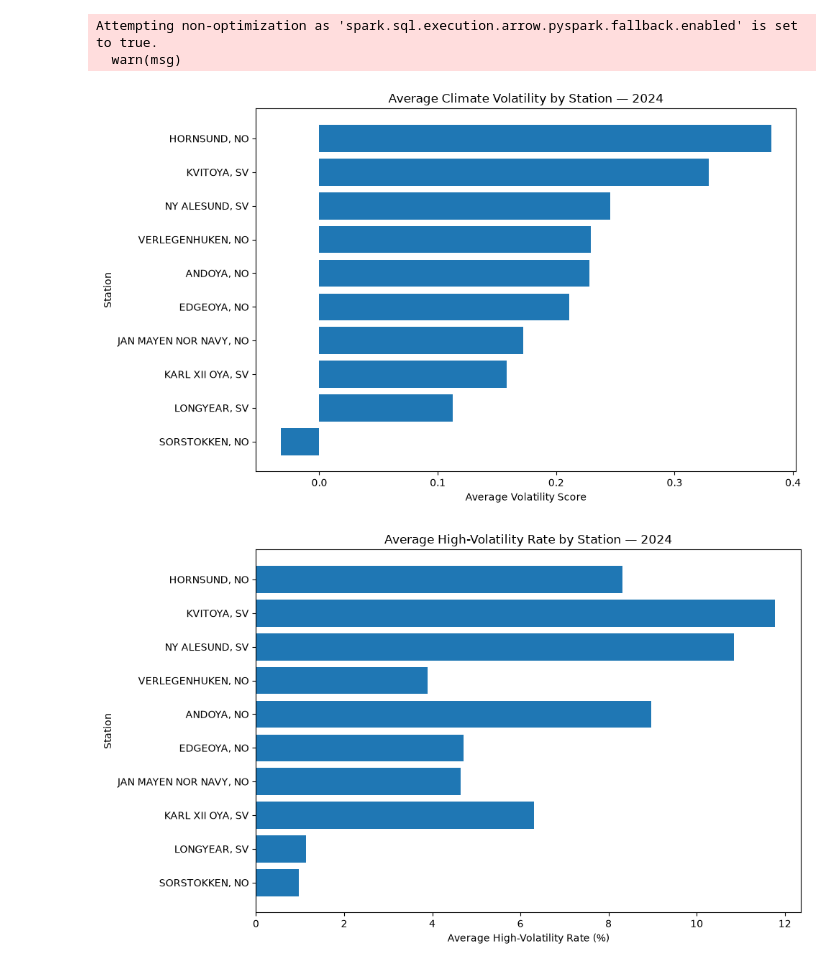
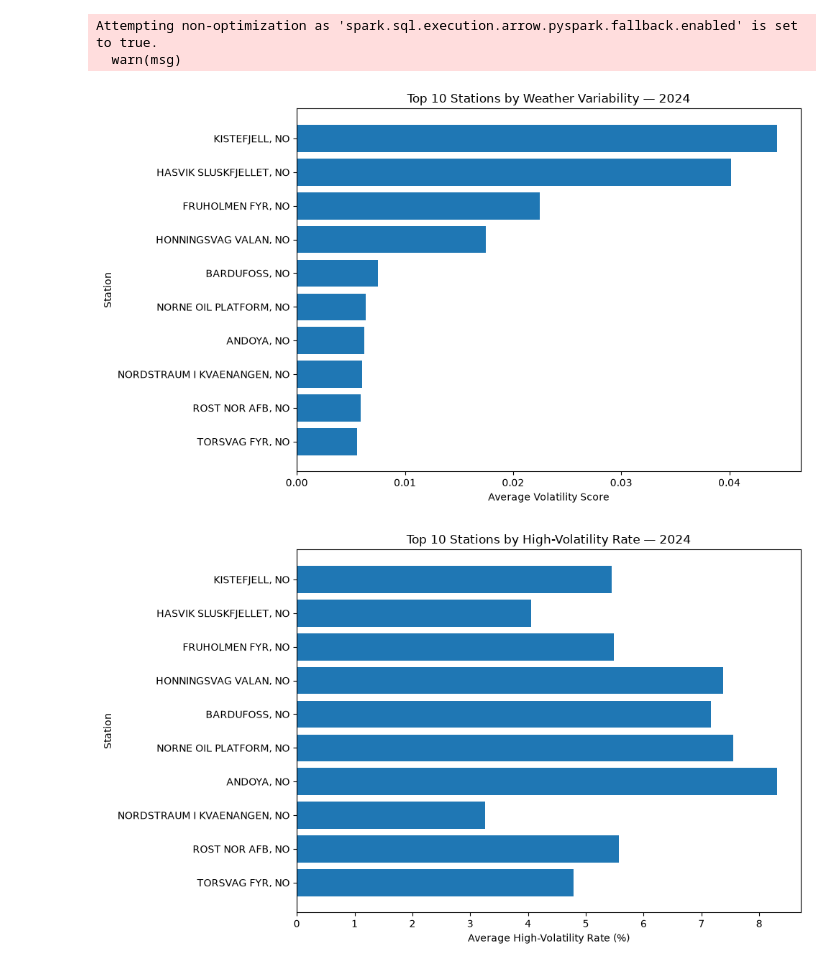
Before and after one commit to Gururaman14/global-climate-volatility, a Jupyter notebook: notebooks/climate_volatility_analysis.ipynb, the cells around one changed output. Drawn from its saved outputs; the diff is of its cells as text; code cells hidden in the pictures.

```diff
--- a/notebooks/climate_volatility_analysis.ipynb
+++ b/notebooks/climate_volatility_analysis.ipynb
@@ -20,6 +16,14 @@ Successfully installed contourpy-1.3.3 cycler-0.12.1 fonttools-4.63.0 kiwisolver
 Note: you may need to restart the kernel to use updated packages.
 # %%
 from pyspark.sql import SparkSession
-from pyspark.sql.functions import (col,desc,avg,sum,count,min,max)
+from pyspark.sql.functions import col, desc, avg, sum, count, min, max
 import pandas as pd
 import matplotlib.pyplot as plt
+
+spark = (SparkSession.builder
+         .appName("GlobalClimateVolatility-Notebook")
+         .master("local[2]")
+         .getOrCreate())
+
+spark.sparkContext.setLogLevel("WARN")
+print("Spark session started successfully.")
@@ -90,2 +99,7 @@ Unique stations: 10
 Unique months: 12
 Year: 2024
+# %%
+analysis_df = monthly_df.filter(col("TOTAL_DAYS") >= 20)
+
+print("Records before filter:", monthly_df.count())
+print("Records after filter:", analysis_df.count())
@@ -128,7 +144,11 @@ top_events.show(10, truncate=False)
 only showing top 10 rows
 # %%
-station_summary=(monthly_df.groupBy("STATION", "NAME").agg(avg("AVG_VOLATILITY_SCORE").alias("AVG_VOLATILITY_SCORE"),sum("HIGH_VOLATILITY_DAYS").alias("HIGH_VOLATILITY_DAYS"),avg("HIGH_VOLATILITY_RATE").alias("AVG_HIGH_VOLATILITY_RATE")).orderBy(desc("AVG_VOLATILITY_SCORE"))
-)
+station_summary = (analysis_df
+    .groupBy("STATION","NAME")
+    .agg(avg("AVG_VOLATILITY_SCORE").alias("AVG_VOLATILITY_SCORE"),
+         sum("HIGH_VOLATILITY_DAYS").alias("HIGH_VOLATILITY_DAYS"),
+         avg("HIGH_VOLATILITY_RATE").alias("AVG_HIGH_VOLATILITY_RATE"))
+    .orderBy(desc("AVG_VOLATILITY_SCORE")))
 
 station_summary.show(10, truncate=False)
 # %% [output]
@@ -149,26 +170,28 @@ station_summary.show(10, truncate=False)
+# %%
+station_top10 = station_summary.limit(10).toPandas()
+# %% [output]
+Attempting non-optimization as 'spark.sql.execution.arrow.pyspark.fallback.enabled' is set to true.
+  warn(msg)
 # %%
-station_pd = station_summary.toPandas()
-plt.figure(figsize=(10, 6))
-plt.barh(station_pd["NAME"],station_pd["AVG_VOLATILITY_SCORE"])
+plt.figure(figsize=(10,6))
+plt.barh(station_top10["NAME"], station_top10["AVG_VOLATILITY_SCORE"])
 plt.xlabel("Average Volatility Score")
 plt.ylabel("Station")
-plt.title("Average Climate Volatility by Station — 2024")
+plt.title("Top 10 Stations by Weather Variability — 2024")
 plt.gca().invert_yaxis()
 plt.tight_layout()
 plt.show()
 # %% [output]
-Attempting non-optimization as 'spark.sql.execution.arrow.pyspark.fallback.enabled' is set to true.
-  warn(msg)
-[figure, old version]
+[figure, new version]
 # %%
-plt.figure(figsize=(10, 6))
-plt.barh(station_pd["NAME"],station_pd["AVG_HIGH_VOLATILITY_RATE"]*100)
+plt.figure(figsize=(10,6))
+plt.barh(station_top10["NAME"], station_top10["AVG_HIGH_VOLATILITY_RATE"] * 100)
 plt.xlabel("Average High-Volatility Rate (%)")
 plt.ylabel("Station")
-plt.title("Average High-Volatility Rate by Station — 2024")
+plt.title("Top 10 Stations by High-Volatility Rate — 2024")
 plt.gca().invert_yaxis()
 plt.tight_layout()
 plt.show()
 # %% [output]
-[figure, old version]
+[figure, new version]
 # %%
```
Also changed, not shown: parts of 16 cells of this notebook, 18 other files.
